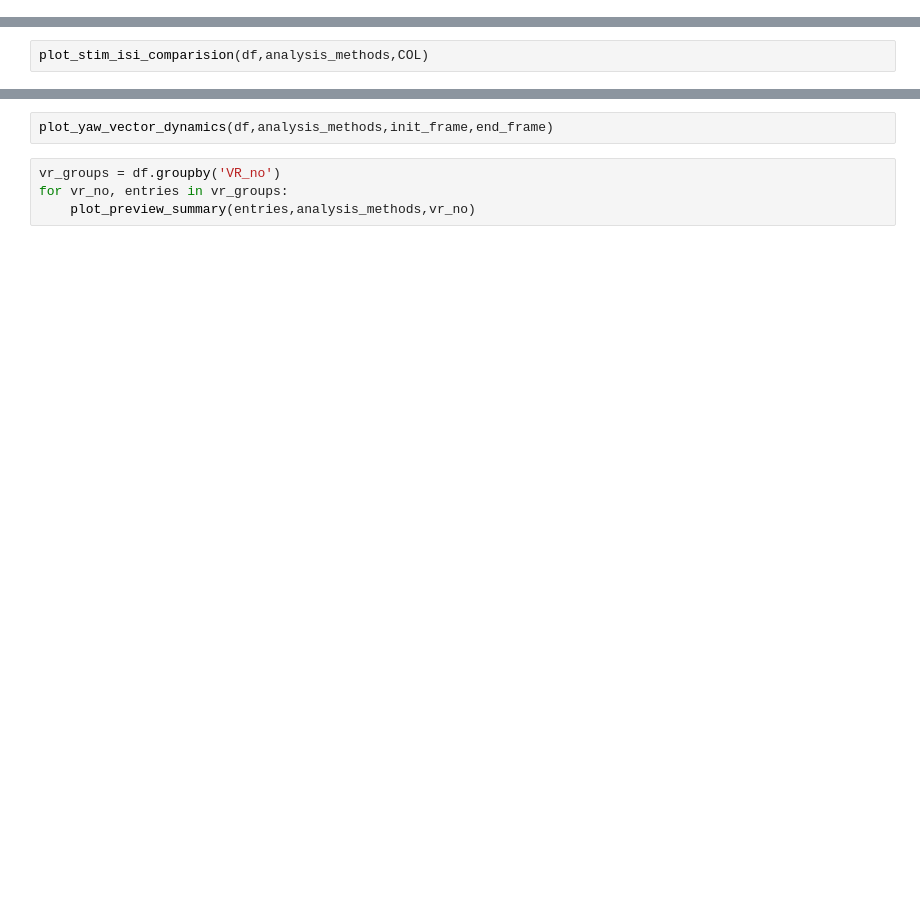
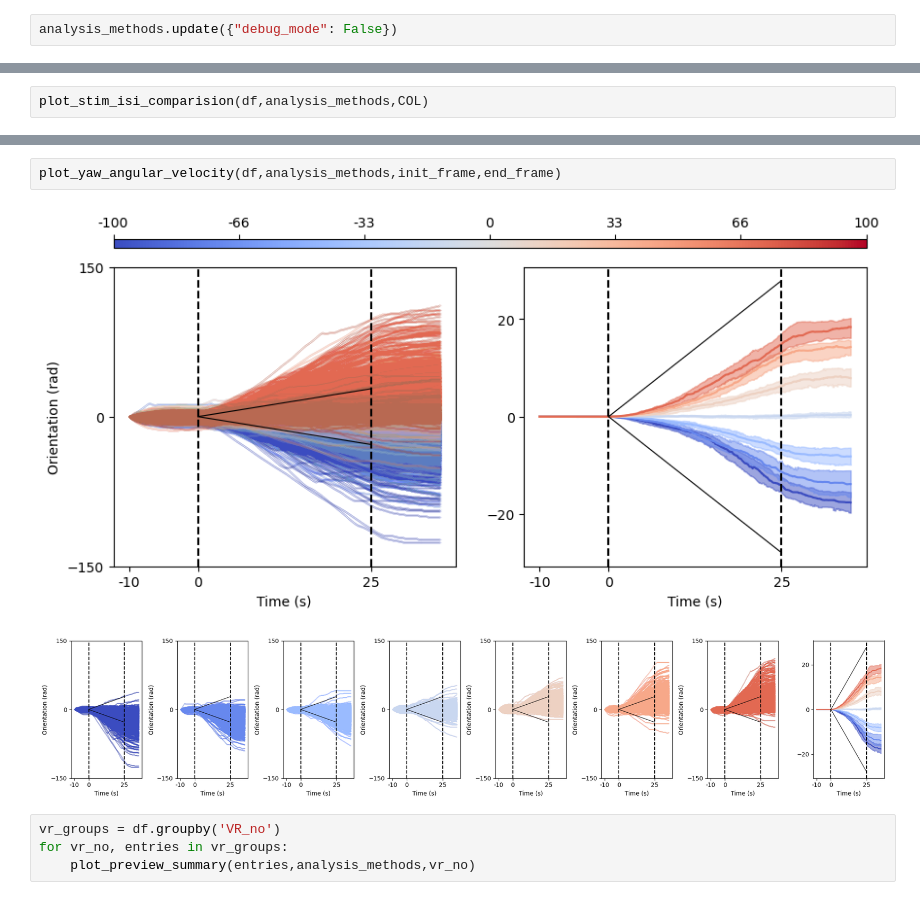
Before and after one commit to chiyu1203/bonfic, a Jupyter notebook: bonfic_tutorial.ipynb, the cells around one changed output, grey strips where cells are left out. Cells and saved outputs as stored; diff of their text form; blank space fills up the shorter version.

```diff
--- a/bonfic_tutorial.ipynb
+++ b/bonfic_tutorial.ipynb
@@ -282,3 +285,5 @@ df
+# %%
+analysis_methods.update({"debug_mode": False})
 # %% [markdown]
 Session 3: plotting data
 # %%
@@ -550,5 +633,8 @@ def plot_yaw_vector_dynamics(df_combined,analysis_methods,init_frame,end_frame,v
 # %%
-plot_yaw_vector_dynamics(df,analysis_methods,init_frame,end_frame)
+plot_yaw_angular_velocity(df,analysis_methods,init_frame,end_frame)
+# %% [output]
+[figure, added]
+[figure, added]
 # %%
 vr_groups = df.groupby('VR_no')
 for vr_no, entries in vr_groups:
```
Also changed, not shown: parts of 8 cells of this notebook, 1 other file.
